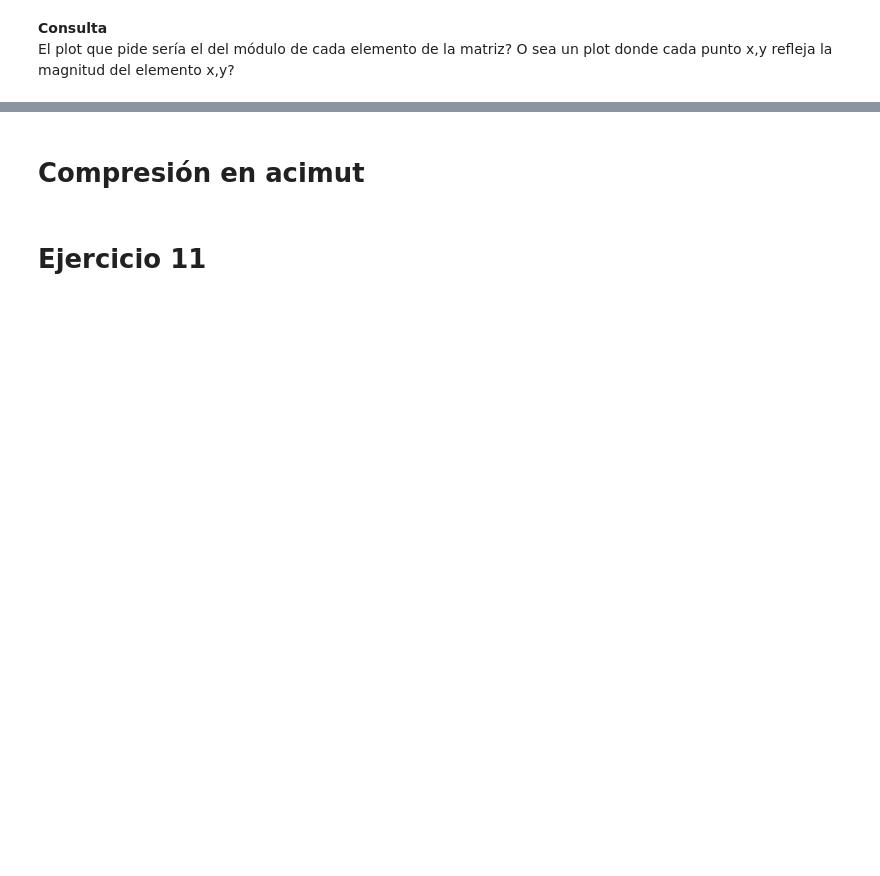
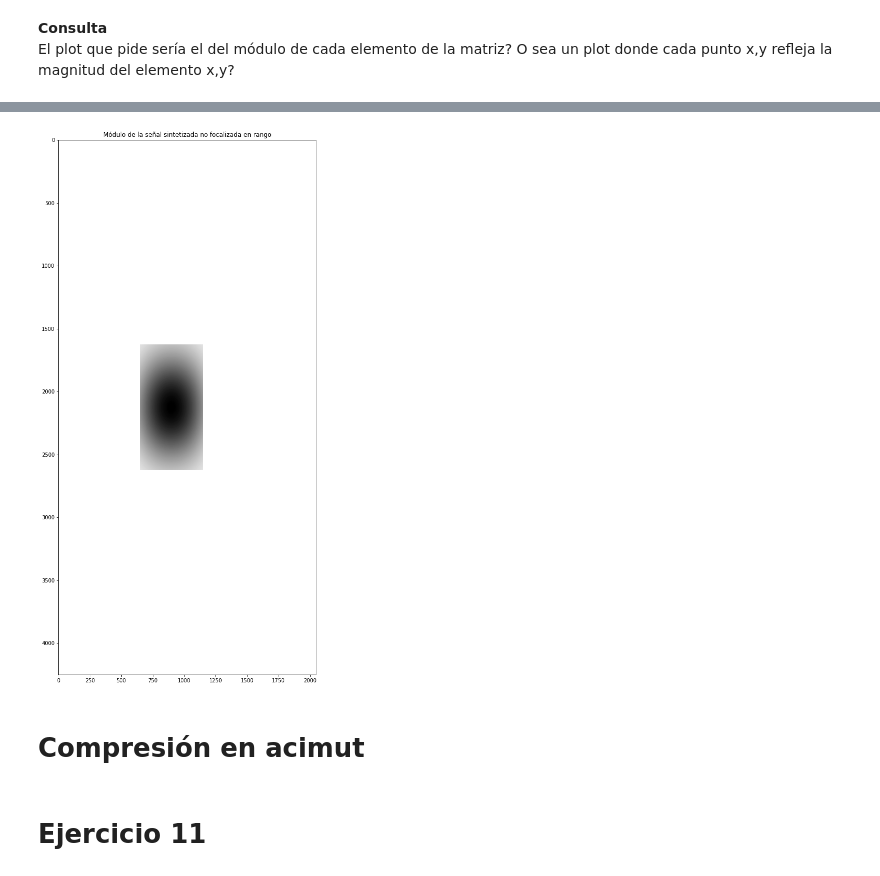
Before and after one commit to rozanecm/6674_tpFinal, a Jupyter notebook: notebooks/Ejercicios.ipynb, the cells around one changed output, grey strips where cells are left out. Saved outputs shown, nothing was run; the diff lists cells and outputs as text; code cells hidden in the pictures; blank space fills up the shorter version.

```diff
--- a/notebooks/Ejercicios.ipynb
+++ b/notebooks/Ejercicios.ipynb
@@ -556,3 +571,15 @@ plt.show();
+# %%
+my_img = abs(sarat_sint)
+
+plt.figure(figsize=(19,19))
+plt.imshow(my_img, cmap='gray_r', vmin=my_img.min(), vmax=my_img.max())
+
+plt.title('Módulo de la señal sintetizada no focalizada en rango')
+
+plt.savefig('../res/10 - no focalizacion en rango.png')
+plt.show();
+# %% [output]
+[figure, added]
 # %% [markdown]
 # Compresión en acimut
 # %% [markdown]
```
Also changed, not shown: parts of 21 cells of this notebook, 6 other files.
